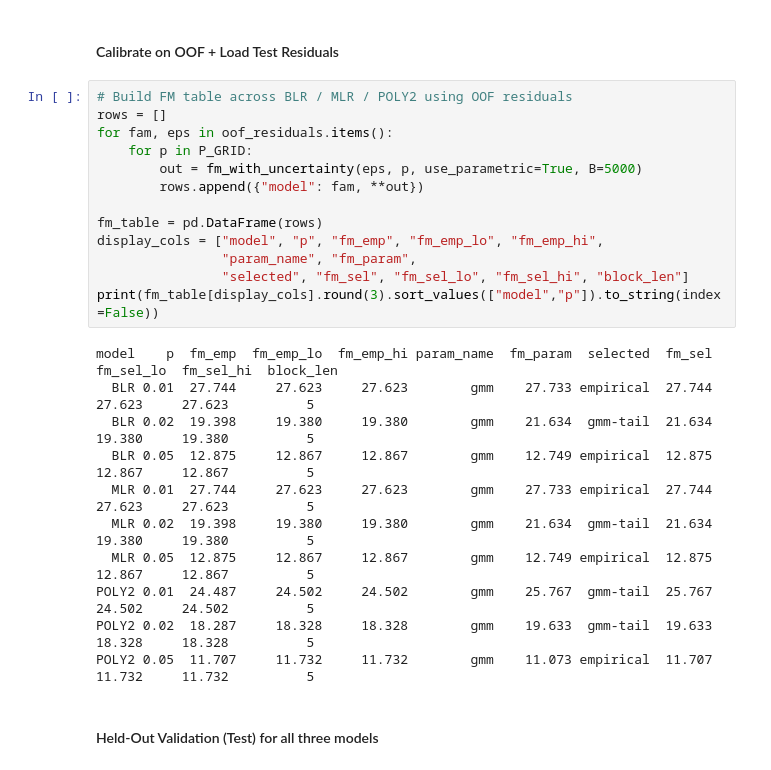
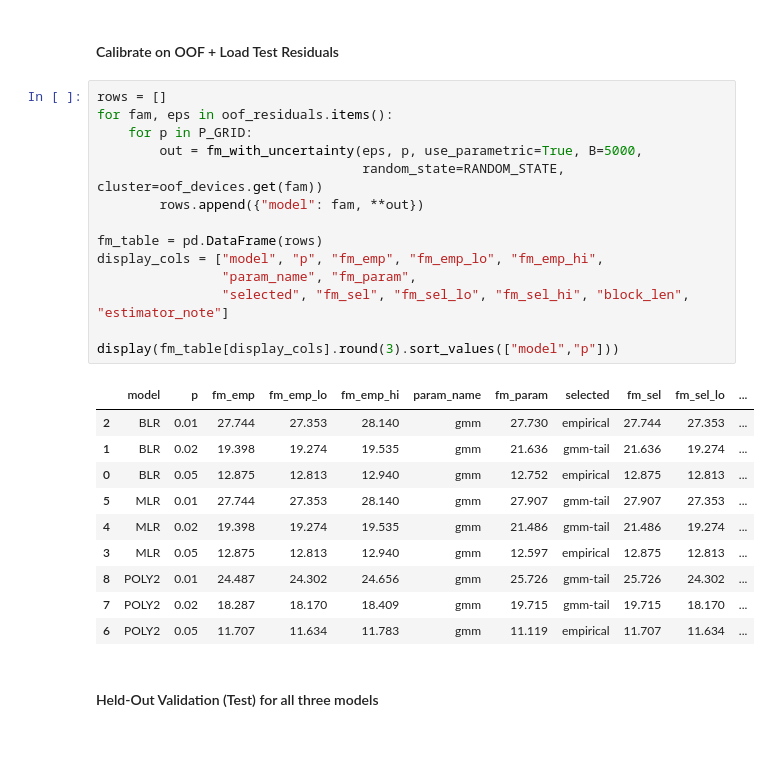
Before and after one commit to nahshonmokua/LoRaWAN-Indoor-PL-parametrics, a Jupyter notebook: 05_FADE MARGIN ANALYSIS.ipynb, the cells around one changed output. Drawn from its saved outputs; the diff is of its cells as text; blank space fills up the shorter version.

```diff
--- a/05_FADE MARGIN ANALYSIS.ipynb
+++ b/05_FADE MARGIN ANALYSIS.ipynb
@@ -344,29 +394,30 @@ def fm_with_uncertainty(eps, p, use_parametric=True, B=5000, random_state=RANDOM
 # %% [markdown]
 #### Calibrate on OOF + Load Test Residuals
 # %%
-# Build FM table across BLR / MLR / POLY2 using OOF residuals
 rows = []
 for fam, eps in oof_residuals.items():
     for p in P_GRID:
-        out = fm_with_uncertainty(eps, p, use_parametric=True, B=5000)
+        out = fm_with_uncertainty(eps, p, use_parametric=True, B=5000,
+                                  random_state=RANDOM_STATE, cluster=oof_devices.get(fam))
         rows.append({"model": fam, **out})
 
 fm_table = pd.DataFrame(rows)
 display_cols = ["model", "p", "fm_emp", "fm_emp_lo", "fm_emp_hi",
                 "param_name", "fm_param",
-                "selected", "fm_sel", "fm_sel_lo", "fm_sel_hi", "block_len"]
-print(fm_table[display_cols].round(3).sort_values(["model","p"]).to_string(index=False))
+                "selected", "fm_sel", "fm_sel_lo", "fm_sel_hi", "block_len", "estimator_note"]
+
+display(fm_table[display_cols].round(3).sort_values(["model","p"]))
 # %% [output]
-model    p  fm_emp  fm_emp_lo  fm_emp_hi param_name  fm_param  selected  fm_sel  fm_sel_lo  fm_sel_hi  block_len
-  BLR 0.01  27.744     27.623     27.623        gmm    27.733 empirical  27.744     27.623     27.623          5
-  BLR 0.02  19.398     19.380     19.380        gmm    21.634  gmm-tail  21.634     19.380     19.380          5
-  BLR 0.05  12.875     12.867     12.867        gmm    12.749 empirical  12.875     12.867     12.867          5
-  MLR 0.01  27.744     27.623     27.623        gmm    27.733 empirical  27.744     27.623     27.623          5
-  MLR 0.02  19.398     19.380     19.380        gmm    21.634  gmm-tail  21.634     19.380     19.380          5
-  MLR 0.05  12.875     12.867     12.867        gmm    12.749 empirical  12.875     12.867     12.867          5
-POLY2 0.01  24.487     24.502     24.502        gmm    25.767  gmm-tail  25.767     24.502     24.502          5
-POLY2 0.02  18.287     18.328     18.328        gmm    19.633  gmm-tail  19.633     18.328     18.328          5
-POLY2 0.05  11.707     11.732     11.732        gmm    11.073 empirical  11.707     11.732     11.732          5
+|  | model | p | fm_emp | fm_emp_lo | fm_emp_hi | param_name | fm_param | selected | fm_sel | fm_sel_lo | ... |
+| 2 | BLR | 0.01 | 27.744 | 27.353 | 28.140 | gmm | 27.730 | empirical | 27.744 | 27.353 | ... |
+| 1 | BLR | 0.02 | 19.398 | 19.274 | 19.535 | gmm | 21.636 | gmm-tail | 21.636 | 19.274 | ... |
+| 0 | BLR | 0.05 | 12.875 | 12.813 | 12.940 | gmm | 12.752 | empirical | 12.875 | 12.813 | ... |
+| 5 | MLR | 0.01 | 27.744 | 27.353 | 28.140 | gmm | 27.907 | gmm-tail | 27.907 | 27.353 | ... |
+| 4 | MLR | 0.02 | 19.398 | 19.274 | 19.535 | gmm | 21.486 | gmm-tail | 21.486 | 19.274 | ... |
+| 3 | MLR | 0.05 | 12.875 | 12.813 | 12.940 | gmm | 12.597 | empirical | 12.875 | 12.813 | ... |
+| 8 | POLY2 | 0.01 | 24.487 | 24.302 | 24.656 | gmm | 25.726 | gmm-tail | 25.726 | 24.302 | ... |
+| 7 | POLY2 | 0.02 | 18.287 | 18.170 | 18.409 | gmm | 19.715 | gmm-tail | 19.715 | 18.170 | ... |
+| 6 | POLY2 | 0.05 | 11.707 | 11.634 | 11.783 | gmm | 11.119 | empirical | 11.707 | 11.634 | ... |
 # %% [markdown]
 #### Held‑Out Validation (Test) for all three models
 # %%
```
Also changed, not shown: parts of 7 cells of this notebook, 5 other files.
